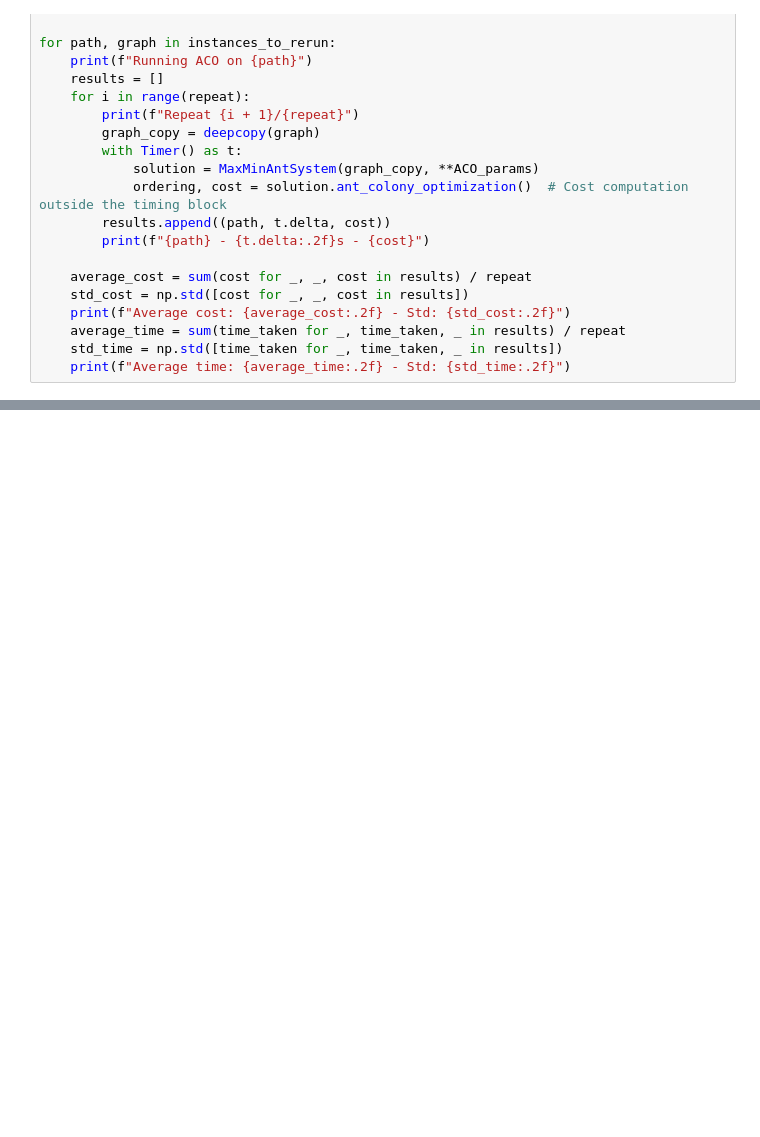
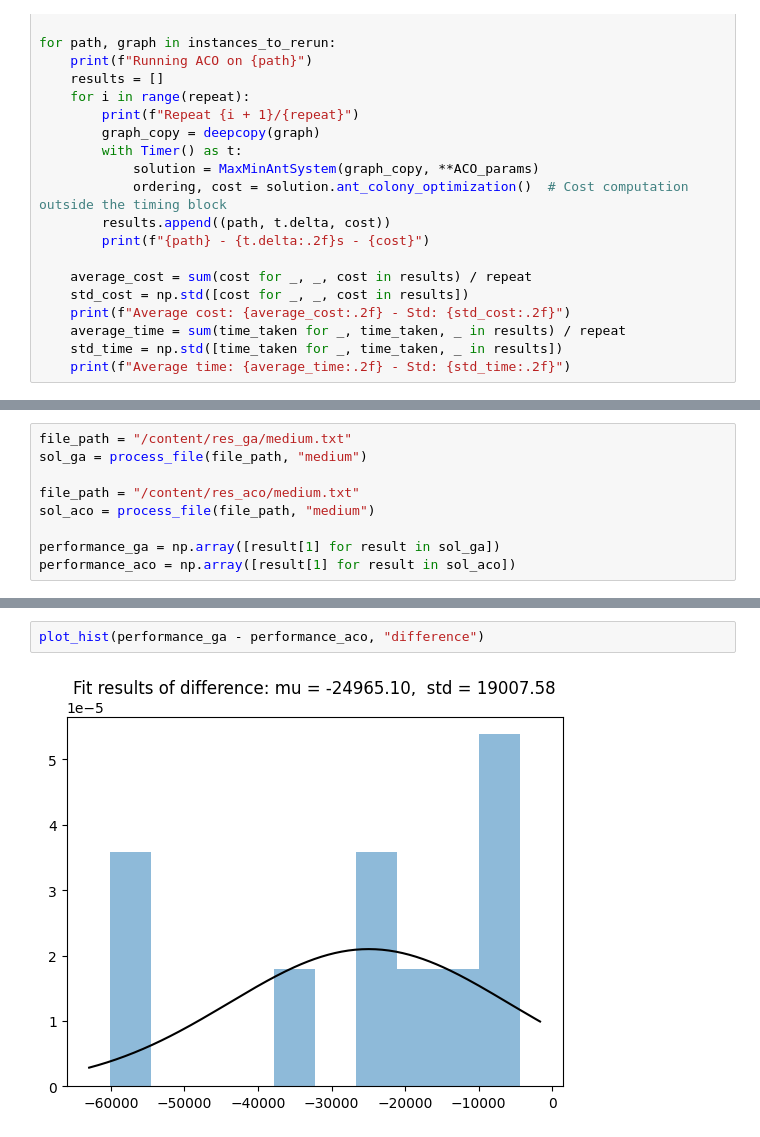
Before and after one commit to bergio13/heuristic-optimization-MWCCP, a Jupyter notebook: Heuristic_HW2.ipynb, the cells around one changed output, grey strips where cells are left out. Drawn from its saved outputs; the diff is of its cells as text; blank space fills up the shorter version.

```diff
--- a/Heuristic_HW2.ipynb
+++ b/Heuristic_HW2.ipynb
@@ -1452,0 +1564,9 @@ for path, graph in instances_to_rerun:
+# %%
+file_path = "/content/res_ga/medium.txt"
+sol_ga = process_file(file_path, "medium")
+
+file_path = "/content/res_aco/medium.txt"
+sol_aco = process_file(file_path, "medium")
+
+performance_ga = np.array([result[1] for result in sol_ga])
+performance_aco = np.array([result[1] for result in sol_aco])
@@ -1452,0 +1594,4 @@ for path, graph in instances_to_rerun:
+# %%
+plot_hist(performance_ga - performance_aco, "difference")
+# %% [output]
+[figure, added]
```
Also changed, not shown: parts of 41 cells of this notebook.
